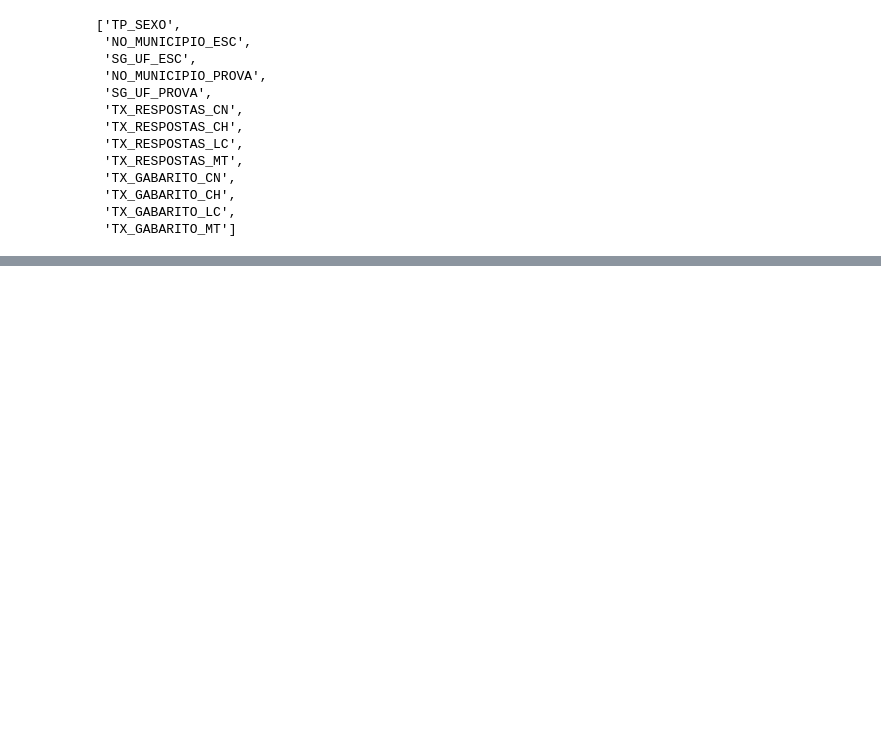
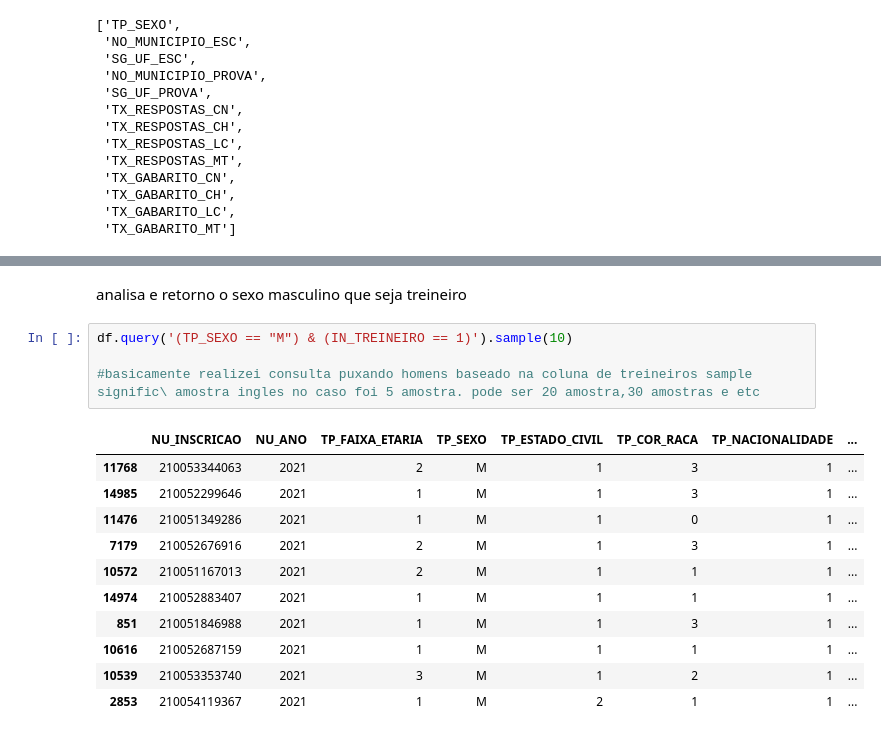
Before and after one commit to GeorgeLucas1/enem_bahia_analise-de-dados, a Jupyter notebook: analise_enem_estado_bahia.ipynb, the cells around one changed output, grey strips where cells are left out. Cells and saved outputs as stored; diff of their text form; blank space fills up the shorter version.

```diff
--- a/analise_enem_estado_bahia.ipynb
+++ b/analise_enem_estado_bahia.ipynb
@@ -193,0 +213,18 @@ df.select_dtypes(include='object').columns.tolist()
+# %% [markdown]
+analisa e retorno o sexo masculino que seja treineiro
+# %%
+df.query('(TP_SEXO == "M") & (IN_TREINEIRO == 1)').sample(10)
+
+#basicamente realizei consulta puxando homens baseado na coluna de treineiros sample signific\ amostra ingles no caso foi 5 amostra. pode ser 20 amostra,30 amostras e etc
+# %% [output]
+|  | NU_INSCRICAO | NU_ANO | TP_FAIXA_ETARIA | TP_SEXO | TP_ESTADO_CIVIL | TP_COR_RACA | TP_NACIONALIDADE | ... |
+| 11768 | 210053344063 | 2021 | 2 | M | 1 | 3 | 1 | ... |
+| 14985 | 210052299646 | 2021 | 1 | M | 1 | 3 | 1 | ... |
+| 11476 | 210051349286 | 2021 | 1 | M | 1 | 0 | 1 | ... |
+| 7179 | 210052676916 | 2021 | 2 | M | 1 | 3 | 1 | ... |
+| 10572 | 210051167013 | 2021 | 2 | M | 1 | 1 | 1 | ... |
+| 14974 | 210052883407 | 2021 | 1 | M | 1 | 1 | 1 | ... |
+| 851 | 210051846988 | 2021 | 1 | M | 1 | 3 | 1 | ... |
+| 10616 | 210052687159 | 2021 | 1 | M | 1 | 1 | 1 | ... |
+| 10539 | 210053353740 | 2021 | 3 | M | 1 | 2 | 1 | ... |
+| 2853 | 210054119367 | 2021 | 1 | M | 2 | 1 | 1 | ... |
```
Also changed, not shown: parts of 9 cells of this notebook.
